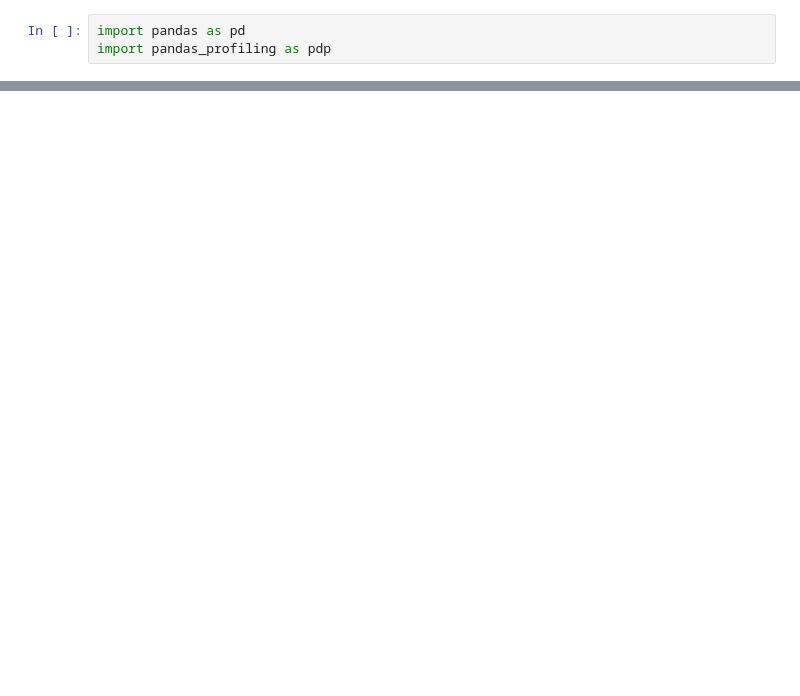
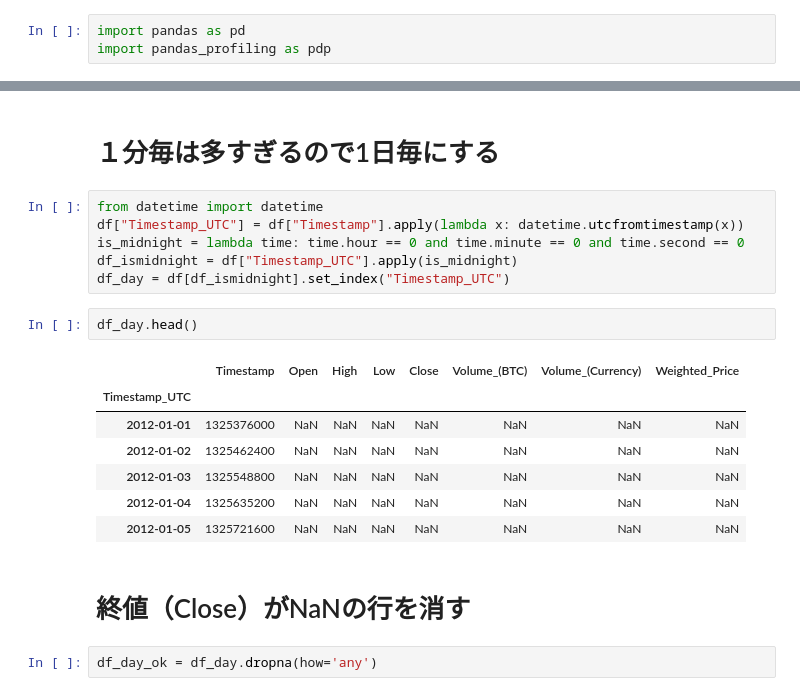
Before and after one commit to MiraiChino/ensemble, a Jupyter notebook: a.ipynb, the cells around one changed output, grey strips where cells are left out. Cells and saved outputs as stored; diff of their text form; blank space fills up the shorter version.

```diff
--- a/a.ipynb
+++ b/a.ipynb
@@ -21,0 +49,22 @@ HTML(filename='data/coinbase_profile.html')
+# %% [markdown]
+# １分毎は多すぎるので1日毎にする
+# %%
+from datetime import datetime
+df["Timestamp_UTC"] = df["Timestamp"].apply(lambda x: datetime.utcfromtimestamp(x))
+is_midnight = lambda time: time.hour == 0 and time.minute == 0 and time.second == 0
+df_ismidnight = df["Timestamp_UTC"].apply(is_midnight)
+df_day = df[df_ismidnight].set_index("Timestamp_UTC")
+# %%
+df_day.head()
+# %% [output]
+|  | Timestamp | Open | High | Low | Close | Volume_(BTC) | Volume_(Currency) | Weighted_Price |
+| Timestamp_UTC |  |  |  |  |  |  |  |  |
+| 2012-01-01 | 1325376000 | NaN | NaN | NaN | NaN | NaN | NaN | NaN |
+| 2012-01-02 | 1325462400 | NaN | NaN | NaN | NaN | NaN | NaN | NaN |
+| 2012-01-03 | 1325548800 | NaN | NaN | NaN | NaN | NaN | NaN | NaN |
+| 2012-01-04 | 1325635200 | NaN | NaN | NaN | NaN | NaN | NaN | NaN |
+| 2012-01-05 | 1325721600 | NaN | NaN | NaN | NaN | NaN | NaN | NaN |
+# %% [markdown]
+# 終値（Close）がNaNの行を消す
+# %%
+df_day_ok = df_day.dropna(how='any')
```
Also changed, not shown: parts of 13 cells of this notebook.
